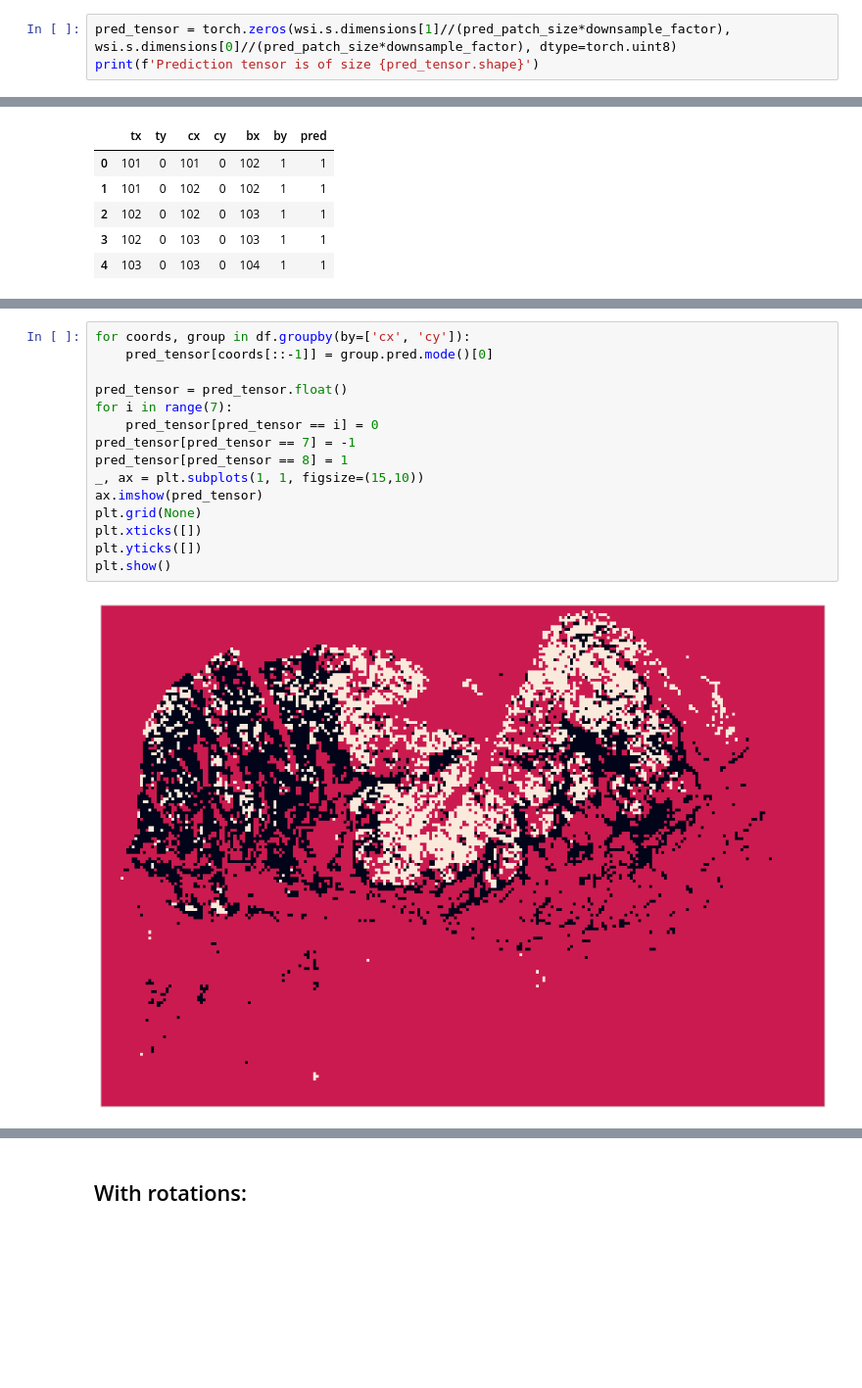
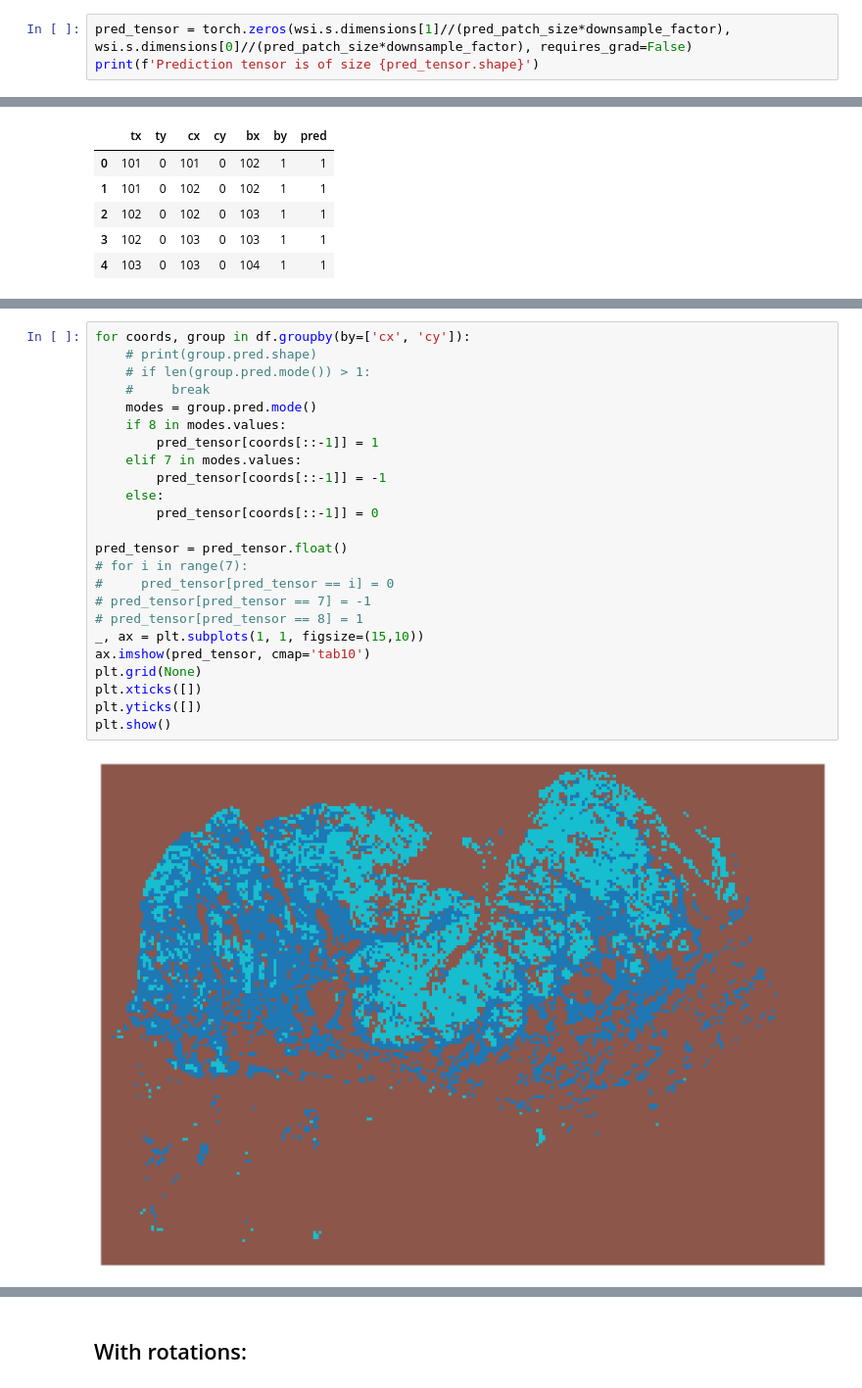
Before and after one commit to aalshabaan/self-supervised-pathology, a Jupyter notebook: ROI_detection_test.ipynb, the cells around one changed output, grey strips where cells are left out. Shown at 98% size. Drawn from its saved outputs; the diff is of its cells as text; blank space fills up the shorter version.

```diff
--- a/ROI_detection_test.ipynb
+++ b/ROI_detection_test.ipynb
@@ -78,7 +100,7 @@ plt.show()
 # %% [markdown]
 ## Build the prediction tensor
 # %%
-pred_tensor = torch.zeros(wsi.s.dimensions[1]//(pred_patch_size*downsample_factor), wsi.s.dimensions[0]//(pred_patch_size*downsample_factor), dtype=torch.uint8)
+pred_tensor = torch.zeros(wsi.s.dimensions[1]//(pred_patch_size*downsample_factor), wsi.s.dimensions[0]//(pred_patch_size*downsample_factor), requires_grad=False)
 print(f'Prediction tensor is of size {pred_tensor.shape}')
 # %% [output]
 Prediction tensor is of size torch.Size([177, 256])
@@ -98,18 +133,27 @@ df.head()
 # %%
 for coords, group in df.groupby(by=['cx', 'cy']):
-    pred_tensor[coords[::-1]] = group.pred.mode()[0]
+    # print(group.pred.shape)
+    # if len(group.pred.mode()) > 1:
+    #     break
+    modes = group.pred.mode()
+    if 8 in modes.values:
+        pred_tensor[coords[::-1]] = 1
+    elif 7 in modes.values:
+        pred_tensor[coords[::-1]] = -1
+    else:
+        pred_tensor[coords[::-1]] = 0
 
 pred_tensor = pred_tensor.float()
-for i in range(7):
-    pred_tensor[pred_tensor == i] = 0
-pred_tensor[pred_tensor == 7] = -1
-pred_tensor[pred_tensor == 8] = 1
+# for i in range(7):
+#     pred_tensor[pred_tensor == i] = 0
+# pred_tensor[pred_tensor == 7] = -1
+# pred_tensor[pred_tensor == 8] = 1
 _, ax = plt.subplots(1, 1, figsize=(15,10))
-ax.imshow(pred_tensor)
+ax.imshow(pred_tensor, cmap='tab10')
 plt.grid(None)
 plt.xticks([])
 plt.yticks([])
 plt.show()
 # %% [output]
-[figure, old version]
+[figure, new version]
 # %%
```
Also changed, not shown: parts of 23 cells of this notebook, 7 other files.
